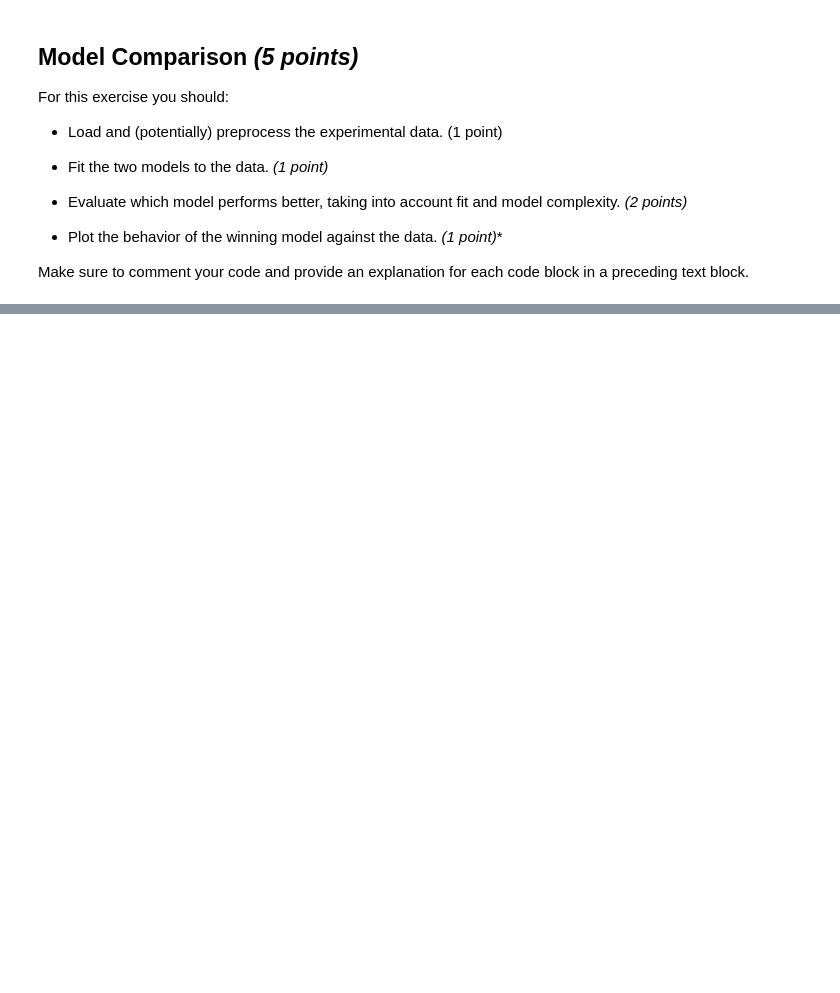
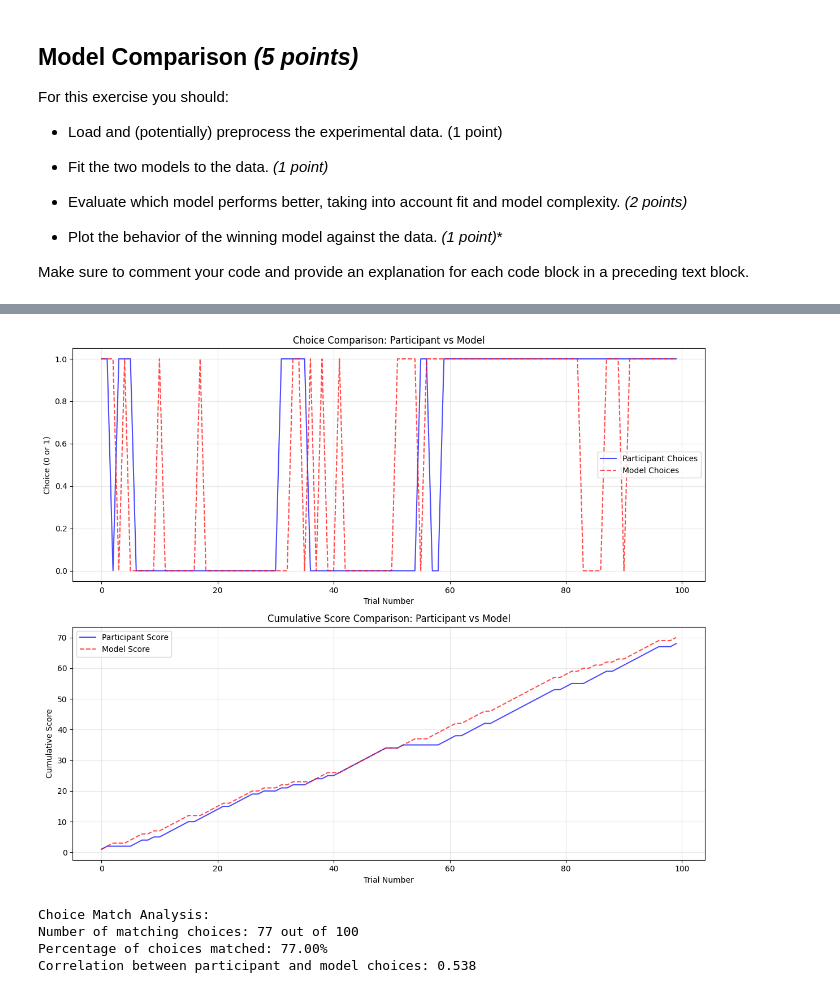
Before and after one commit to saurluca/bandit-modeling, a Jupyter notebook: main.ipynb, the cells around one changed output, grey strips where cells are left out. Saved outputs shown, nothing was run; the diff lists cells and outputs as text; code cells hidden in the pictures; blank space fills up the shorter version.

```diff
--- a/main.ipynb
+++ b/main.ipynb
@@ -995,38 +1021,44 @@ fig, axes = plt.subplots(2, 1, figsize=(12, 10))
 
 # Plot 1: Compare choices over time
 axes[0].plot(df_participant['action'], 'b-', label='Participant Choices', alpha=0.7)
-axes[0].plot(df_best_model['action'], 'r--', label='Model Choices', alpha=0.7)
+axes[0].plot(simulated_data['action'], 'r--', label='Model Choices', alpha=0.7)
 axes[0].set_title('Choice Comparison: Participant vs Model')
 axes[0].set_xlabel('Trial Number')
 axes[0].set_ylabel('Choice (0 or 1)')
 axes[0].legend()
 axes[0].grid(alpha=0.3)
 
 # Plot 2: Compare cumulative scores
 axes[1].plot(df_participant['score'], 'b-', label='Participant Score', alpha=0.7)
-axes[1].plot(df_best_model['score'], 'r--', label='Model Score', alpha=0.7)
+axes[1].plot(simulated_data['score'], 'r--', label='Model Score', alpha=0.7)
 axes[1].set_title('Cumulative Score Comparison: Participant vs Model')
 axes[1].set_xlabel('Trial Number')
 axes[1].set_ylabel('Cumulative Score')
 axes[1].legend()
 axes[1].grid(alpha=0.3)
 
 plt.tight_layout()
 plt.show()
 
 # Calculate and print choice match percentage
-choice_matches = sum(df_participant['action'] == df_best_model['action'])
+choice_matches = sum(df_participant['action'] == simulated_data['action'])
 match_percentage = (choice_matches / len(df_participant)) * 100
-print(f"\nChoice Match Analysis:")
+print("\nChoice Match Analysis:")
 print(f"Number of matching choices: {choice_matches} out of {len(df_participant)}")
 print(f"Percentage of choices matched: {match_percentage:.2f}%")
 
 # Calculate correlation between participant and model choices
 # Fix: Convert to numpy arrays first and ensure they're numeric
 try:
     participant_choices = np.array(df_participant['action']).astype(float)
-    model_choices = np.array(df_best_model['action']).astype(float)
+    model_choices = np.array(simulated_data['action']).astype(float)
     choice_correlation = np.corrcoef(participant_choices, model_choices)[0, 1]
     print(f"Correlation between participant and model choices: {choice_correlation:.3f}")
 except Exception as e:
     print(f"Could not calculate correlation: {e}")
+# %% [output]
+[figure, added]
+Choice Match Analysis:
+Number of matching choices: 77 out of 100
+Percentage of choices matched: 77.00%
+Correlation between participant and model choices: 0.538
```
Also changed, not shown: parts of 12 cells of this notebook.
